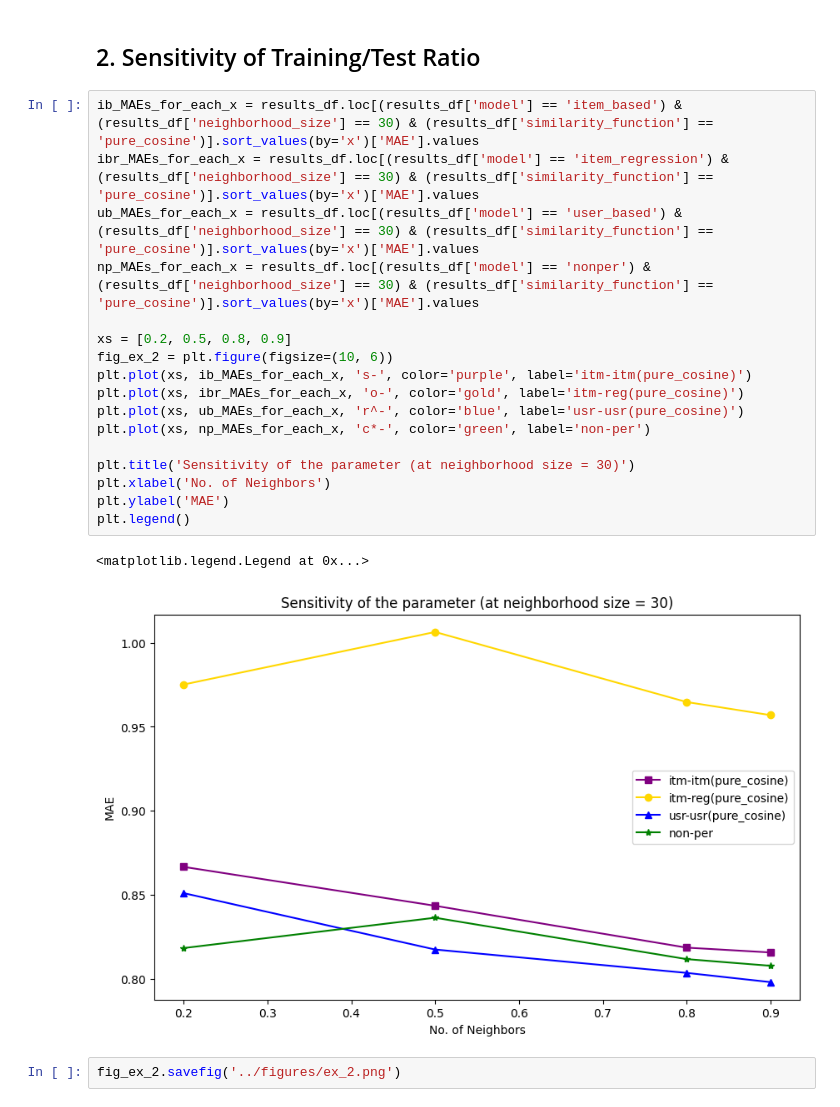
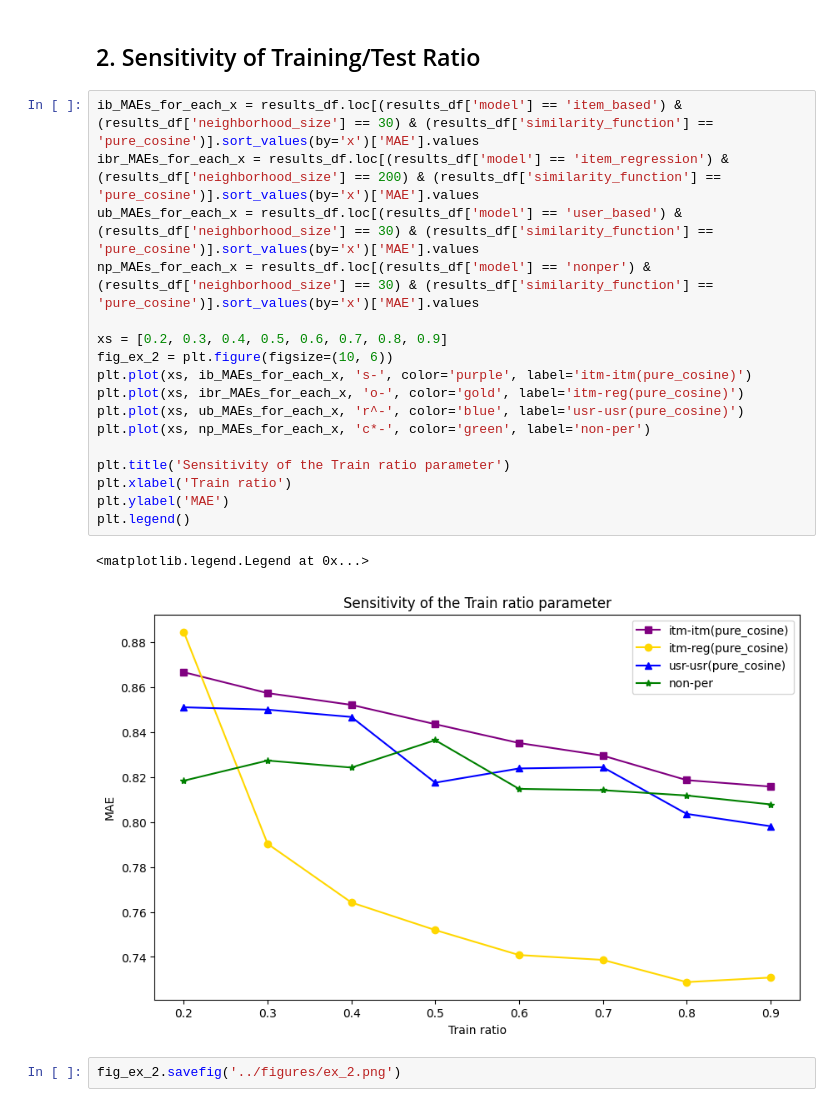
Before and after one commit to khoavpt/Recommender-System, a Jupyter notebook: notebooks/experiments.ipynb, the cells around one changed output. Saved outputs shown, nothing was run; the diff lists cells and outputs as text.

Commit message:
fix item regression rs

```diff
--- a/notebooks/experiments.ipynb
+++ b/notebooks/experiments.ipynb
@@ -83,24 +93,24 @@ fig_ex_1.savefig('../figures/ex_1.png')
 ## 2.  Sensitivity of Training/Test Ratio
 # %%
 ib_MAEs_for_each_x = results_df.loc[(results_df['model'] == 'item_based') & (results_df['neighborhood_size'] == 30) & (results_df['similarity_function'] == 'pure_cosine')].sort_values(by='x')['MAE'].values
-ibr_MAEs_for_each_x = results_df.loc[(results_df['model'] == 'item_regression') & (results_df['neighborhood_size'] == 30) & (results_df['similarity_function'] == 'pure_cosine')].sort_values(by='x')['MAE'].values
+ibr_MAEs_for_each_x = results_df.loc[(results_df['model'] == 'item_regression') & (results_df['neighborhood_size'] == 200) & (results_df['similarity_function'] == 'pure_cosine')].sort_values(by='x')['MAE'].values
 ub_MAEs_for_each_x = results_df.loc[(results_df['model'] == 'user_based') & (results_df['neighborhood_size'] == 30) & (results_df['similarity_function'] == 'pure_cosine')].sort_values(by='x')['MAE'].values
 np_MAEs_for_each_x = results_df.loc[(results_df['model'] == 'nonper') & (results_df['neighborhood_size'] == 30) & (results_df['similarity_function'] == 'pure_cosine')].sort_values(by='x')['MAE'].values
 
-xs = [0.2, 0.5, 0.8, 0.9]
+xs = [0.2, 0.3, 0.4, 0.5, 0.6, 0.7, 0.8, 0.9]
 fig_ex_2 = plt.figure(figsize=(10, 6))
 plt.plot(xs, ib_MAEs_for_each_x, 's-', color='purple', label='itm-itm(pure_cosine)')
 plt.plot(xs, ibr_MAEs_for_each_x, 'o-', color='gold', label='itm-reg(pure_cosine)')
 plt.plot(xs, ub_MAEs_for_each_x, 'r^-', color='blue', label='usr-usr(pure_cosine)')
 plt.plot(xs, np_MAEs_for_each_x, 'c*-', color='green', label='non-per')
 
-plt.title('Sensitivity of the parameter (at neighborhood size = 30)')
-plt.xlabel('No. of Neighbors')
+plt.title('Sensitivity of the Train ratio parameter')
+plt.xlabel('Train ratio')
 plt.ylabel('MAE')
 plt.legend()
 # %% [output]
 <matplotlib.legend.Legend at 0x...>
-[figure, old version]
+[figure, new version]
 # %%
 fig_ex_2.savefig('../figures/ex_2.png')
 # %% [markdown]
```
Also changed, not shown: parts of 6 cells of this notebook, 14 other files.
